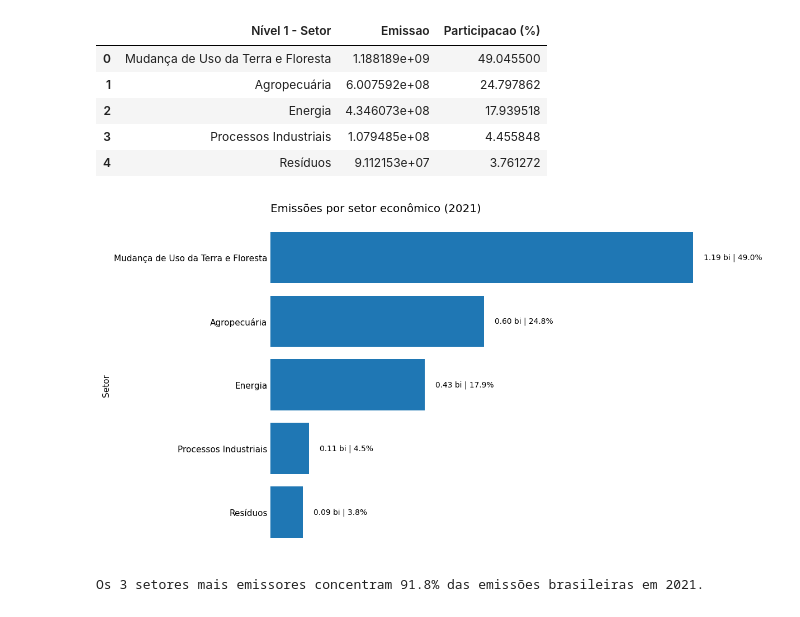
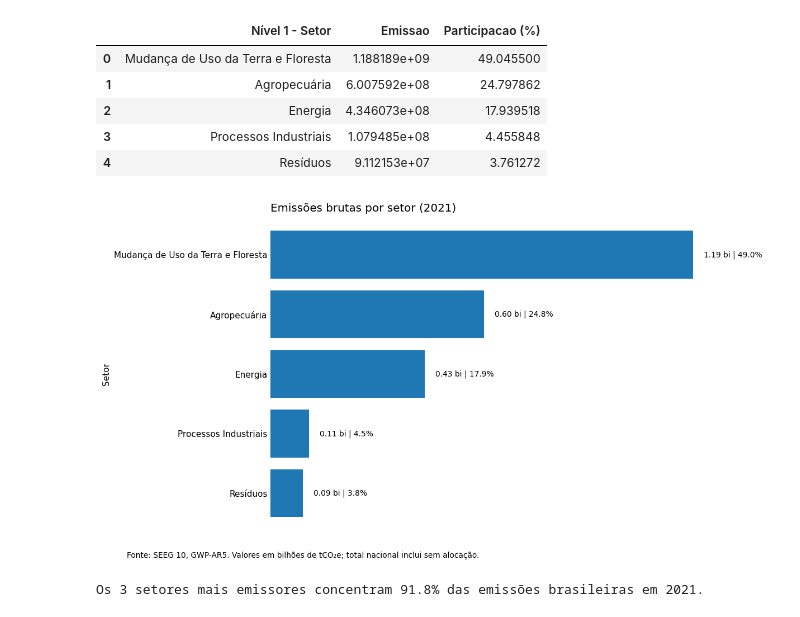
Before and after one commit to GustavoMedeiros601/brazil-ghg-emissions-analysis, a Jupyter notebook: notebook/02_exploratory_analysis.ipynb, the cells around one changed output. Cells and saved outputs as stored; diff of their text form; code cells hidden in the pictures.

```diff
--- a/notebook/02_exploratory_analysis.ipynb
+++ b/notebook/02_exploratory_analysis.ipynb
@@ -184,7 +208,7 @@ bars = ax.barh(
     top10_estados_plot["Emissao"] / 1e9
 )
 
-ax.set_title(f"Top 10 estados com maiores emissões em {ANO_ANALISE}", fontsize = 15, loc='left')
+ax.set_title(f"Top 10 estados por emissões brutas em {ANO_ANALISE}", fontsize = 15, loc='left')
 ax.set_xlabel("Emissão total (bilhões tCO₂e)")
 ax.set_ylabel("Estado")
 
@@ -203,6 +227,8 @@ ax.set_frame_on(False)
 ax.get_xaxis().set_visible(False)
 ax.tick_params(axis='both', which= 'both', length=0)
 
-plt.tight_layout()
+plt.gcf().text(.05, .015, 'Fonte: SEEG 10, GWP-AR5. Valores em bilhões de tCO₂e; somente emissões alocadas às UFs.', fontsize=9)
+plt.tight_layout(rect=(0,.06,1,1))
+plt.gcf().savefig(IMAGES_DIR / "ranking_bruto_uf_2021.png", dpi=150, bbox_inches="tight")
 plt.show()
 # %% [output]
@@ -248,7 +274,7 @@ bars = ax.barh(
     top10_per_capita_plot["emissao_per_capita"]
 )
 
-ax.set_title(f"Top 10 estados com maiores emissões per capita em {ANO_ANALISE}", fontsize = 15, loc='left')
+ax.set_title(f"Top 10 estados por emissões brutas per capita em {ANO_ANALISE}", fontsize = 15, loc='left')
 ax.set_xlabel("Emissão per capita (toneladas de CO₂e por habitante)")
 ax.set_ylabel("Estado")
 
@@ -266,6 +292,8 @@ for bar in bars:
 ax.spines['top'].set_visible(False)
 ax.spines['right'].set_visible(False)
 
-plt.tight_layout()
+plt.gcf().text(.05, .015, 'Fonte: SEEG 10 e IBGE julho/2021. Emissões brutas GWP-AR5 / população da UF em 2021.', fontsize=9)
+plt.tight_layout(rect=(0,.06,1,1))
+plt.gcf().savefig(IMAGES_DIR / "ranking_per_capita_2021.png", dpi=150, bbox_inches="tight")
 plt.show()
 # %% [output]
@@ -405,36 +432,38 @@ setores_percentual["Participacao (%)"] = (
 
 setores_plot = setores_percentual.sort_values("Emissao", ascending=True)
 
 fig, ax = plt.subplots(figsize=(11, 6))
 
 bars = ax.barh(
     setores_plot["Nível 1 - Setor"],
     setores_plot["Emissao"] / 1e9
 )
 
-ax.set_title(f"Emissões por setor econômico ({ANO_ANALISE})", fontsize = 13, loc = 'left')
+ax.set_title(f"Emissões brutas por setor ({ANO_ANALISE})", fontsize = 13, loc = 'left')
 ax.set_xlabel("Emissão (bilhões tCO₂e)")
 ax.set_ylabel("Setor")
 
 
 for bar, percentual in zip(bars, setores_plot["Participacao (%)"]):
     width = bar.get_width()
     ax.text(
         width + 0.03,
         bar.get_y() + bar.get_height()/2,
         f"{width:.2f} bi | {percentual:.1f}%",
         va="center",
         fontsize=9
     )
 
 ax.set_frame_on(False)
 ax.get_xaxis().set_visible(False)
 ax.tick_params(axis='both', which= 'both', length=0)
 
-plt.tight_layout()
+plt.gcf().text(.05, .015, 'Fonte: SEEG 10, GWP-AR5. Valores em bilhões de tCO₂e; total nacional inclui sem alocação.', fontsize=9)
+plt.tight_layout(rect=(0,.06,1,1))
+plt.gcf().savefig(IMAGES_DIR / "setores_brutos_2021.png", dpi=150, bbox_inches="tight")
 plt.show()
 # %% [output]
-[figure, old version]
+[figure, new version]
 # %%
 top3_setores = setores_percentual.sort_values(
     "Emissao",
```
Also changed, not shown: parts of 17 cells of this notebook, 20 other files.
